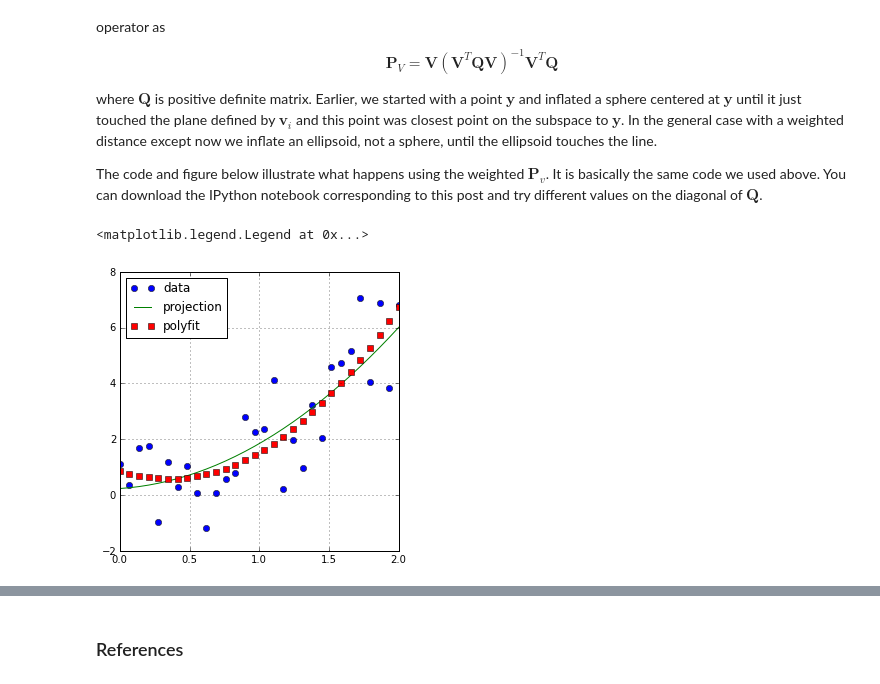
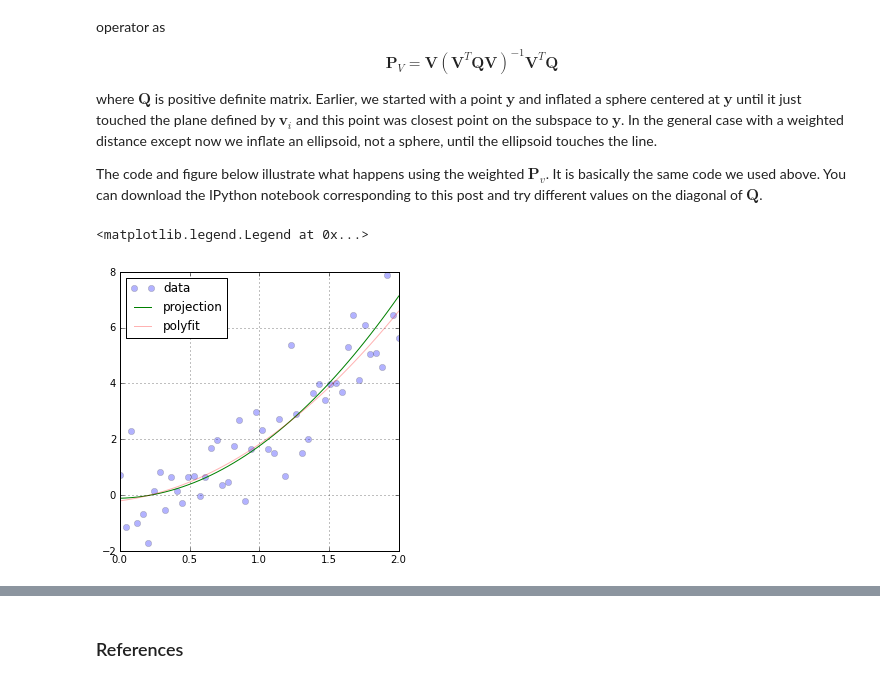
Before and after one commit to unpingco/Python-for-Signal-Processing, a Jupyter notebook: Projection_Ex.ipynb, the cells around one changed output, grey strips where cells are left out. Saved outputs shown, nothing was run; the diff lists cells and outputs as text; code cells hidden in the pictures.

Commit message:
added projection interactive example

```diff
--- a/Projection_Ex.ipynb
+++ b/Projection_Ex.ipynb
@@ -7,26 +7,30 @@ where $\mathbf{Q}$ is positive definite matrix.  Earlier, we started with a poin
 
 The code and figure below illustrate what happens using the weighted $ \mathbf{P}_v $. It is basically the same code we used above. You can download the IPython notebook corresponding to this post and try different values on the diagonal of $\mathbf{Q}$.
 # %%
-x = np.linspace(0,2,30)
+x = np.linspace(0,2,50)
 y = x + x**2 + np.random.randn(len(x))
 
 V = matrix(np.vstack([ones(x.shape),x,x**2]).T)
-#Pv = v*matrix(v.T)/ np.dot(v,v) # projection operator
-Pv = V*inv(V.T*V+eye(3)*4)*V.T
+Q = np.matrix(np.eye(V.shape[0]))
+i,j =np.diag_indices_from(Q)
+Q[i[:20],j[:20]]=100
+R = np.matrix(np.diag([1,1,13]))*0
+
+Pv = V*inv(V.T*Q*V+R)*V.T*Q
 
 p=np.polyfit(x,y,2)
 
 fig, ax = subplots()
 fig.set_size_inches(5,5)
 
-ax.plot(x,y,'o',label='data')
+ax.plot(x,y,'o',label='data',alpha=0.3)
 ax.plot(x,np.dot(Pv,y).flat,label='projection')
-ax.plot(x,np.polyval(p,x),'s',label='polyfit')
+ax.plot(x,np.polyval(p,x),'-',label='polyfit',alpha=0.3)
 ax.grid()
 ax.legend(loc=0)
 # %% [output]
 <matplotlib.legend.Legend at 0x...>
-[figure, old version]
+[figure, new version]
 # %%
 x = np.random.rand(50)*2
 x.sort() # sort for plotting
```
Also changed, not shown: parts of 4 cells of this notebook.
